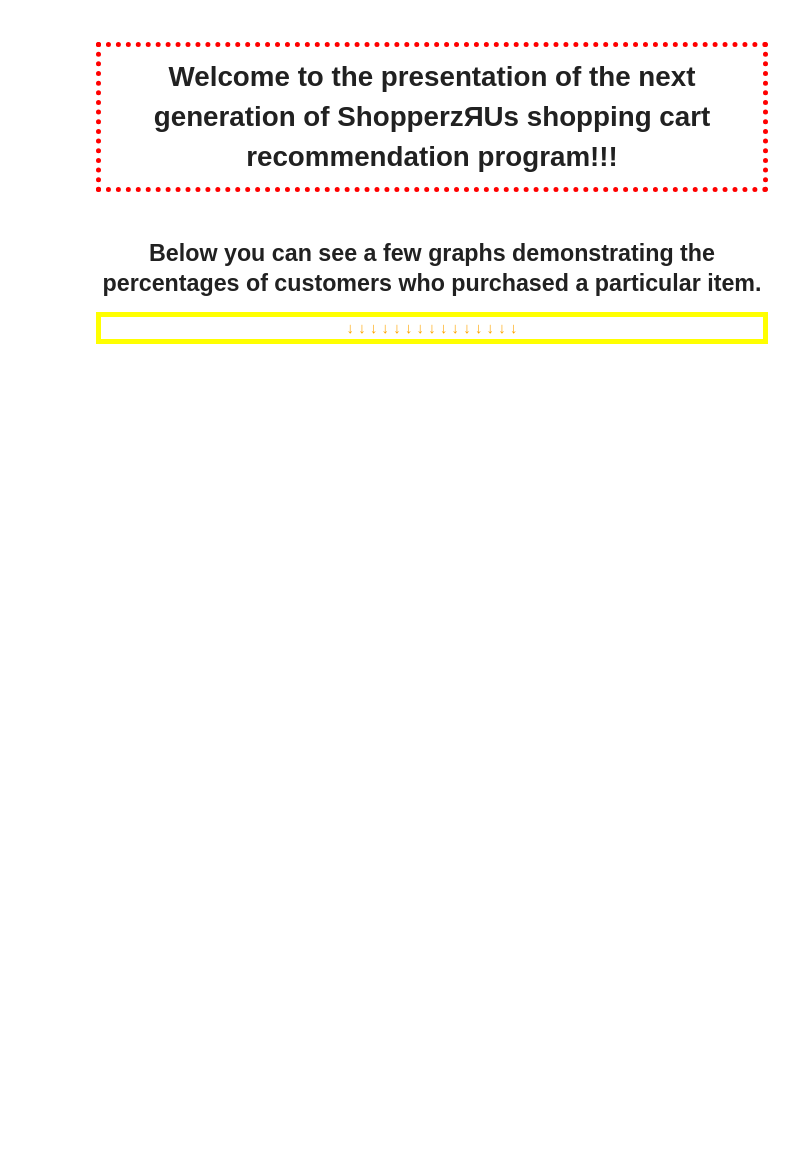
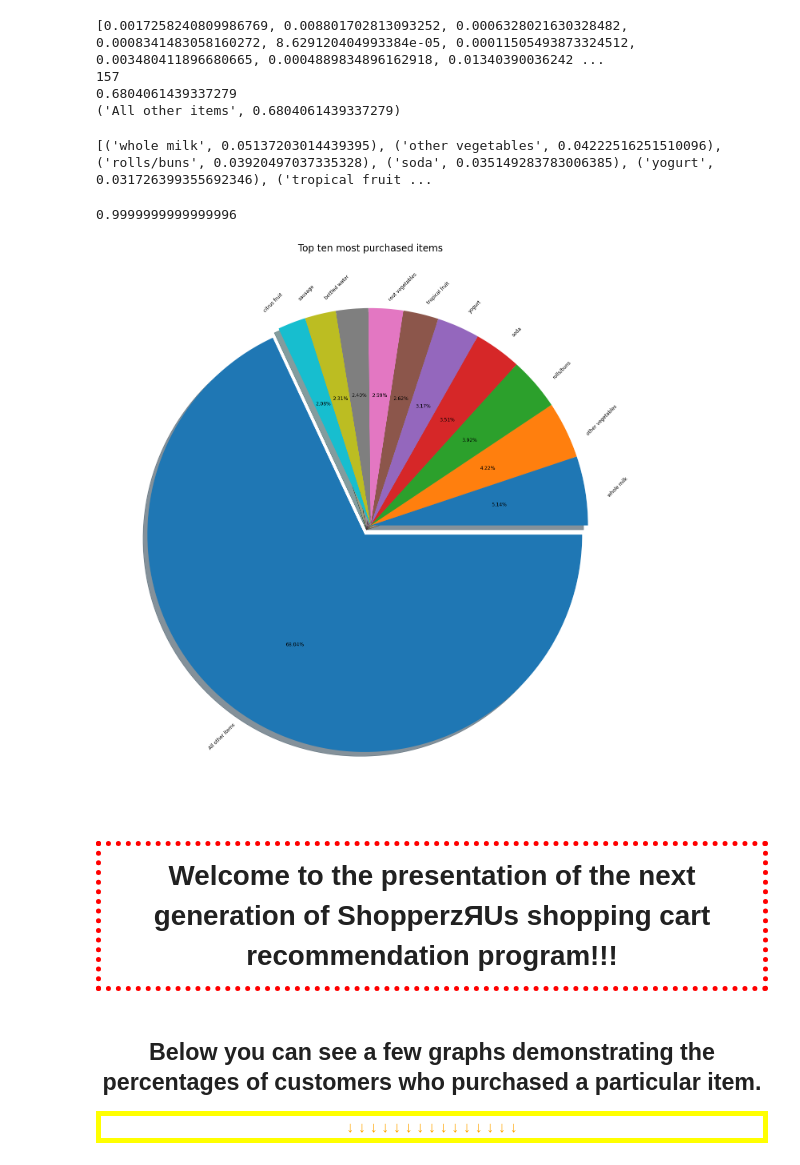
Before and after one commit to Catch22Software/CapStone, a Jupyter notebook: C964_Final_Product.ipynb, the cells around one changed output. Saved outputs shown, nothing was run; the diff lists cells and outputs as text; code cells hidden in the pictures; blank space fills up the shorter version.

```diff
--- a/C964_Final_Product.ipynb
+++ b/C964_Final_Product.ipynb
@@ -59,3 +98,42 @@ plt.show()
+# %%
+other_item_total = list(dict_from_items.copy().values())
+print(other_item_total)
+print(len(other_item_total))
+answer = sum(other_item_total)
+print(answer)
+# result = map(lambda x : sum(x), other_item_total)
+# print(type(result))
+# answer = list(result)
+# print("Total is : ", answer[0])
+others = ('All other items', answer)
+print(others)
+# %% [output]
+[0.0017258240809986769, 0.008801702813093252, 0.0006328021630328482, 0.0008341483058160272, 8.629120404993384e-05, 0.00011505493873324512, 0.003480411896680665, 0.0004889834896162918, 0.01340390036242 ...
+157
+0.6804061439337279
+('All other items', 0.6804061439337279)
+# %%
+top_ten.append(others)
+print(top_ten)
+# %% [output]
+[('whole milk', 0.05137203014439395), ('other vegetables', 0.04222516251510096), ('rolls/buns', 0.03920497037335328), ('soda', 0.035149283783006385), ('yogurt', 0.031726399355692346), ('tropical fruit ...
+# %%
+value = sum([x[1] for x in top_ten])
+print(value)
+# %% [output]
+0.9999999999999996
+# %%
+
+colors = plt.get_cmap('Reds')(np.linspace(0.2, 0.5, len([x[0] for x in top_ten])))
+fig1 = plt.figure(figsize=(25,25))
+explode = (0,0,0,0,0,0,0,0,0,0,0.05)
+patches, texts, autotexts = plt.pie([x[1] for x in top_ten], labels=[x[0] for x in top_ten], explode=explode, shadow=True, autopct='%1.2f%%')
+plt.setp(autotexts, size='large')
+plt.setp(texts, size='large', rotation=45)
+plt.title("Top ten most purchased items", fontsize=24)
+plt.show()
+# %% [output]
+[figure, added]
 # %%
 %%html
 <h1 style="border: 5px dotted red; padding: 10px;font-size: 75px;text-align:center">Welcome to the presentation of the next generation of ShopperzЯUs shopping cart recommendation program!!!</h1>
```
Also changed, not shown: parts of 46 cells of this notebook, 2 other files.
